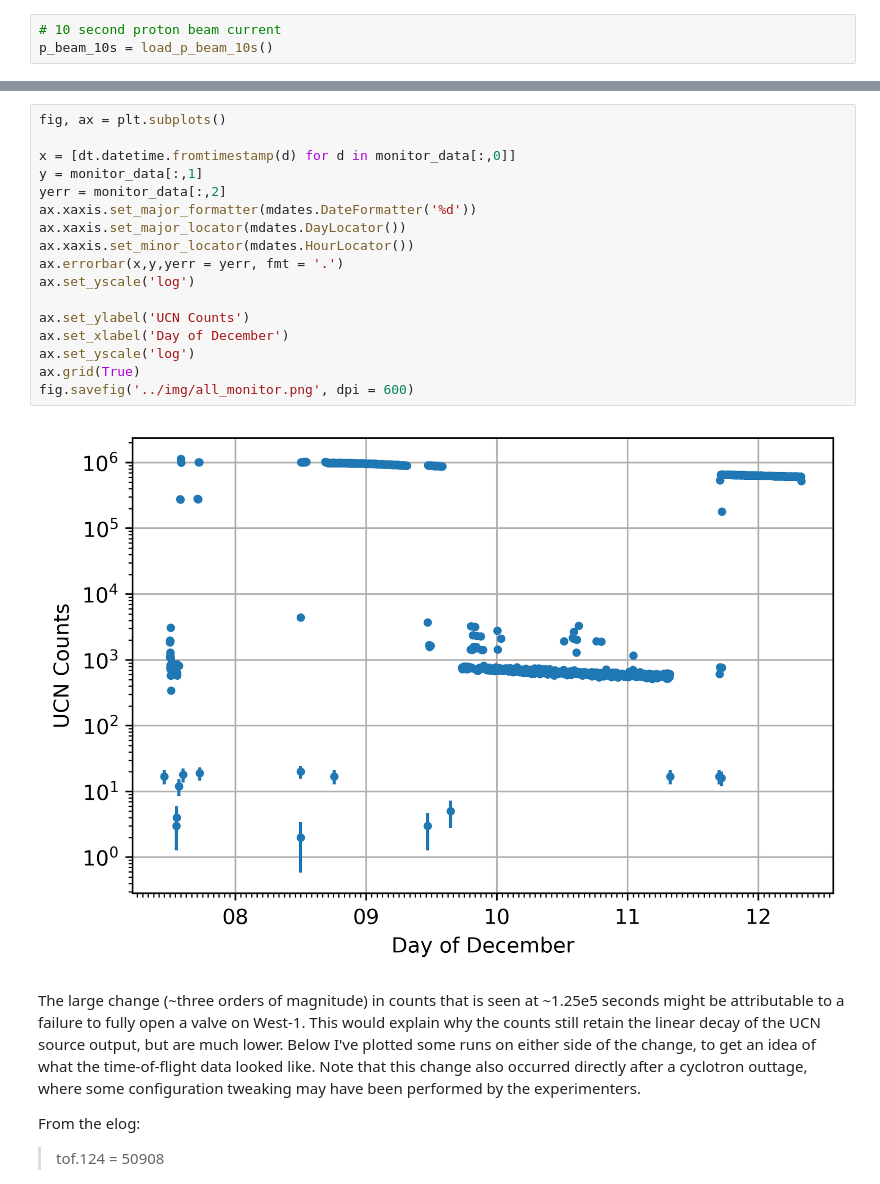
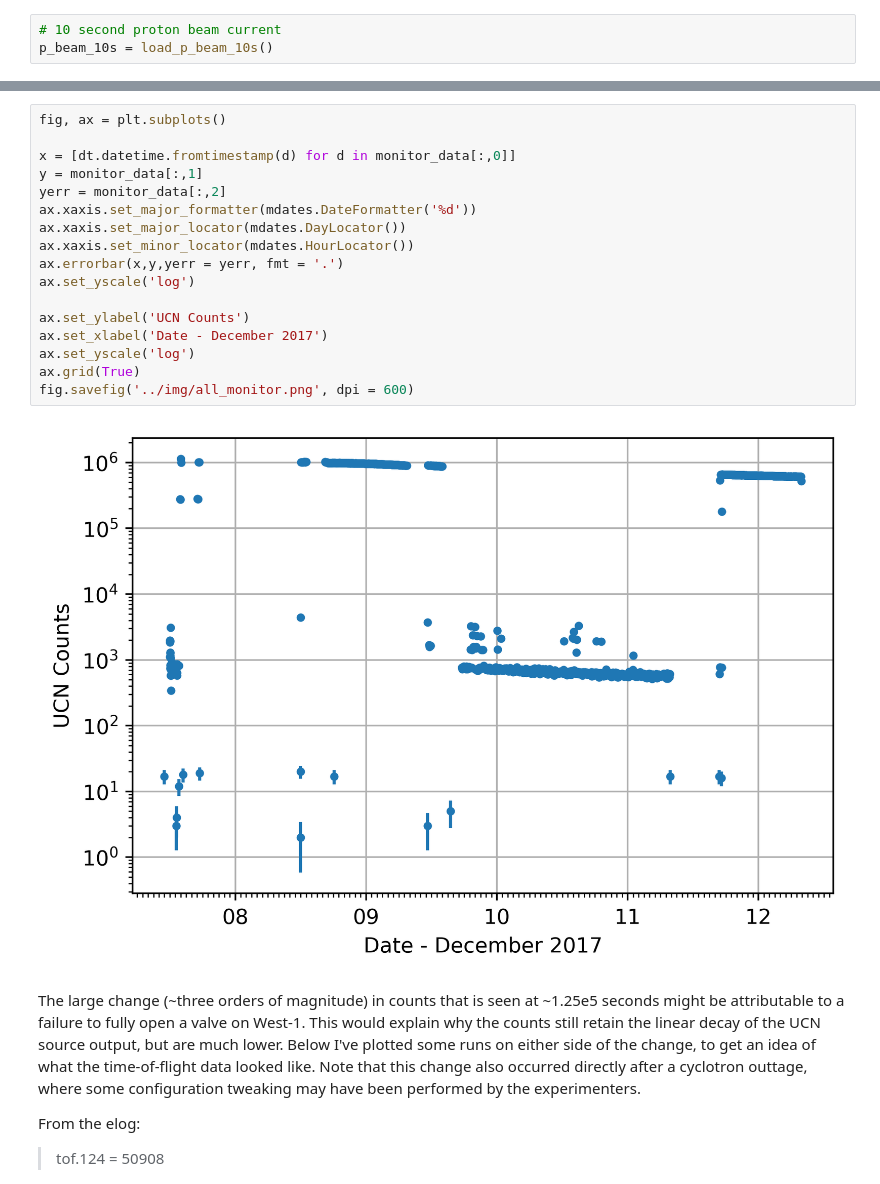
Before and after one commit to jonahberean/psi_transmission, a Jupyter notebook: notebooks/monitor_detector.ipynb, the cells around one changed output, grey strips where cells are left out. Cells and saved outputs as stored; diff of their text form.

```diff
--- a/notebooks/monitor_detector.ipynb
+++ b/notebooks/monitor_detector.ipynb
@@ -92,22 +92,22 @@ therefore   1'000'000  times 100 ns  = 0.1 s
 # %%
 fig, ax = plt.subplots()
 
 x = [dt.datetime.fromtimestamp(d) for d in monitor_data[:,0]]
 y = monitor_data[:,1]
 yerr = monitor_data[:,2]
 ax.xaxis.set_major_formatter(mdates.DateFormatter('%d'))
 ax.xaxis.set_major_locator(mdates.DayLocator())
 ax.xaxis.set_minor_locator(mdates.HourLocator())
 ax.errorbar(x,y,yerr = yerr, fmt = '.')
 ax.set_yscale('log')
 
 ax.set_ylabel('UCN Counts')
-ax.set_xlabel('Day of December')
+ax.set_xlabel('Date - December 2017')
 ax.set_yscale('log')
 ax.grid(True)
 fig.savefig('../img/all_monitor.png', dpi = 600)
 # %% [output]
-[figure, old version]
+[figure, new version]
 # %% [markdown]
 The large change (~three orders of magnitude) in counts that is seen at ~1.25e5 seconds might be attributable to a failure to fully open a valve on West-1. This would explain why the counts still retain the linear decay of the UCN source output, but are much lower. Below I've plotted some runs on either side of the change, to get an idea of what the time-of-flight data looked like. Note that this change also occurred directly after a cyclotron outtage, where some configuration tweaking may have been performed by the experimenters.
 
```
Also changed, not shown: 6 other files.
